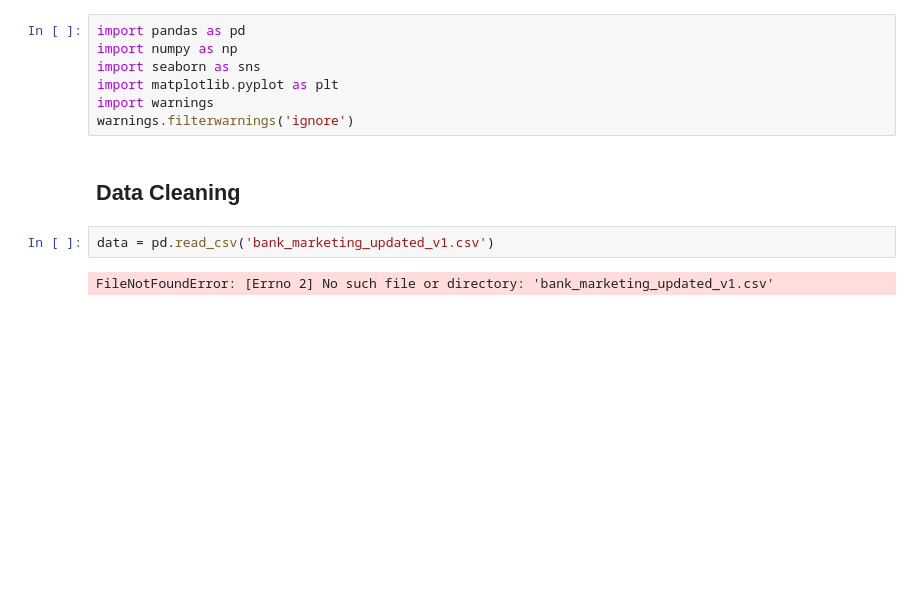
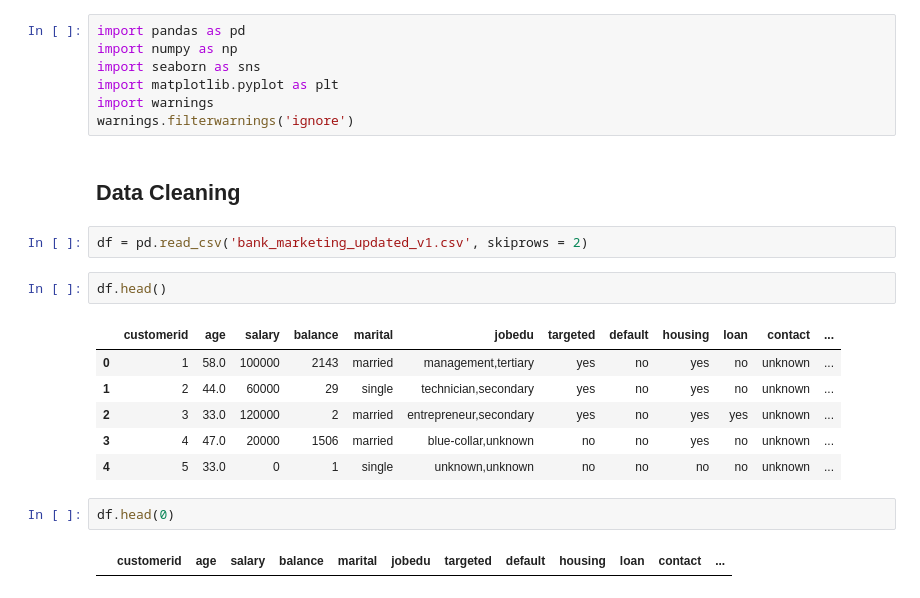
Before and after one commit to sudhirjangra/Banking-Data-Analysis-and-Visualisation, a Jupyter notebook: Bank_Telemarketing_Analysis.ipynb, the cells around one changed output. Cells and saved outputs as stored; diff of their text form; blank space fills up the shorter version.

```diff
--- a/Bank_Telemarketing_Analysis.ipynb
+++ b/Bank_Telemarketing_Analysis.ipynb
@@ -8,6 +8,17 @@ warnings.filterwarnings('ignore')
 # %% [markdown]
 ## Data Cleaning
 # %%
-data = pd.read_csv('bank_marketing_updated_v1.csv')
+df = pd.read_csv('bank_marketing_updated_v1.csv', skiprows = 2)
-# %% [output]
-FileNotFoundError: [Errno 2] No such file or directory: 'bank_marketing_updated_v1.csv'
+# %%
+df.head()
+# %% [output]
+|  | customerid | age | salary | balance | marital | jobedu | targeted | default | housing | loan | contact | ... |
+| 0 | 1 | 58.0 | 100000 | 2143 | married | management,tertiary | yes | no | yes | no | unknown | ... |
+| 1 | 2 | 44.0 | 60000 | 29 | single | technician,secondary | yes | no | yes | no | unknown | ... |
+| 2 | 3 | 33.0 | 120000 | 2 | married | entrepreneur,secondary | yes | no | yes | yes | unknown | ... |
+| 3 | 4 | 47.0 | 20000 | 1506 | married | blue-collar,unknown | no | no | yes | no | unknown | ... |
+| 4 | 5 | 33.0 | 0 | 1 | single | unknown,unknown | no | no | no | no | unknown | ... |
+# %%
+df.head(0)
+# %% [output]
+|  | customerid | age | salary | balance | marital | jobedu | targeted | default | housing | loan | contact | ... |
```
Also changed, not shown: parts of 17 cells of this notebook.
